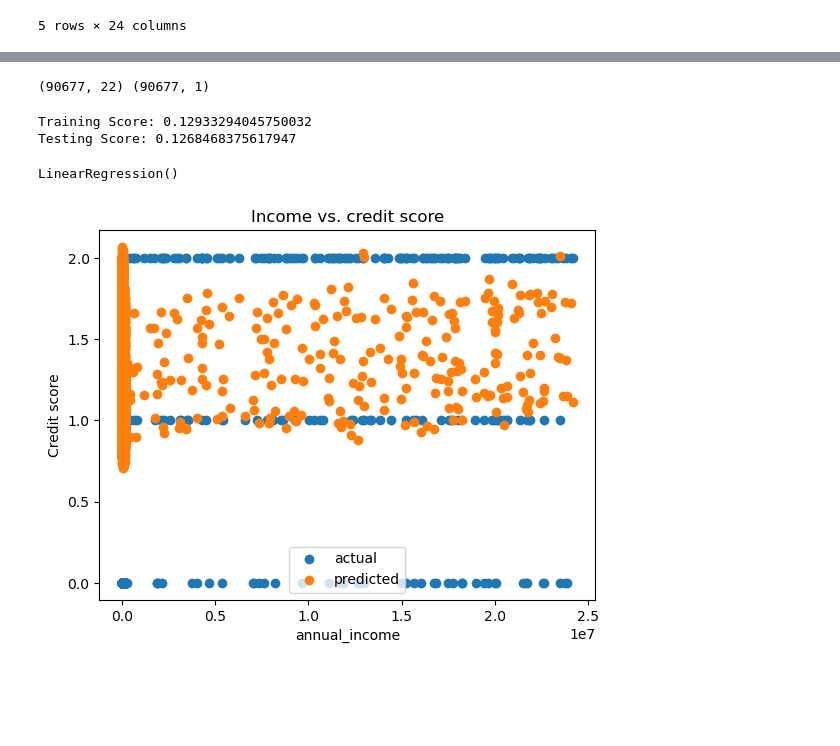
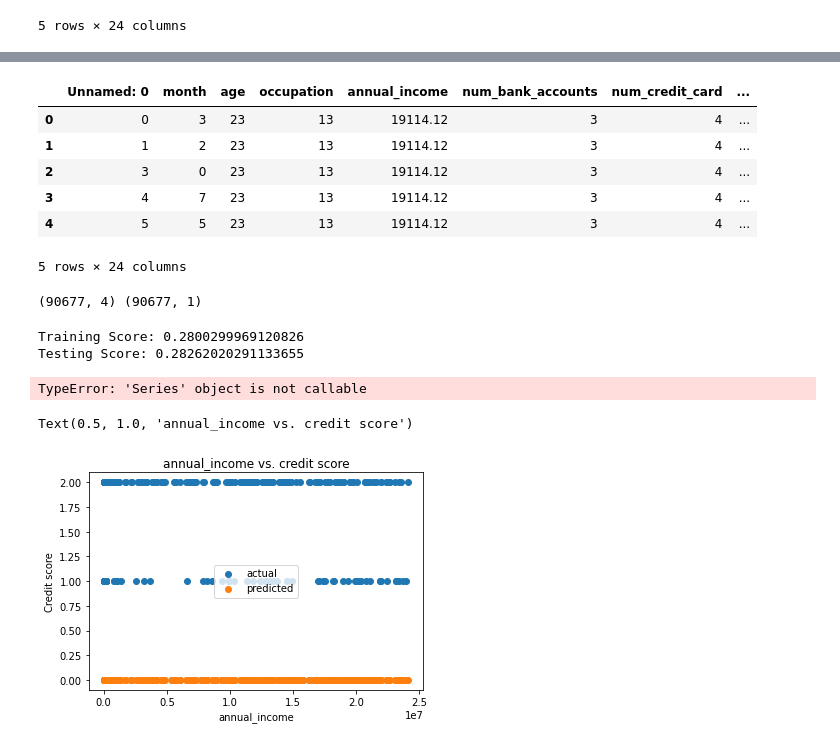
Before and after one commit to woodpecker2100/machine-learning-project, a Jupyter notebook: ML_analysis.ipynb, the cells around one changed output, grey strips where cells are left out. Cells and saved outputs as stored; diff of their text form; code cells hidden in the pictures; blank space fills up the shorter version.

```diff
--- a/ML_analysis.ipynb
+++ b/ML_analysis.ipynb
@@ -44,19 +49,31 @@ Name: credit_score, Length: 90677, dtype: bool
+# %%
+credit_data_df.head()
+# %% [output]
+|  | Unnamed: 0 | month | age | occupation | annual_income | num_bank_accounts | num_credit_card | ... |
+| 0 | 0 | 3 | 23 | 13 | 19114.12 | 3 | 4 | ... |
+| 1 | 1 | 2 | 23 | 13 | 19114.12 | 3 | 4 | ... |
+| 2 | 3 | 0 | 23 | 13 | 19114.12 | 3 | 4 | ... |
+| 3 | 4 | 7 | 23 | 13 | 19114.12 | 3 | 4 | ... |
+| 4 | 5 | 5 | 23 | 13 | 19114.12 | 3 | 4 | ... |
+5 rows × 24 columns
 # %%
 # assign data to x and y
-
-X_df=credit_data_df.drop(columns=["credit_score","changed_credit_limit"])
-X = X_df
 
 # X = credit_data_df[["month","age","occupation","annual_income","num_bank_accounts","num_credit_card","interest_rate",
 # "num_of_loan","type_of_loan","delay_from_due_date","num_of_delayed_payment","outstanding_debt","credit_utilization_ratio",
 # ,"total_emi_per_month","amount_invested_monthly","monthly_balance"]]
 
+X = credit_data_df[["annual_income","type_of_loan","outstanding_debt","credit_utilization_ratio"]]
+
 # changed_credit_limit breaks the model
+
+# X=credit_data_df.drop(columns=["credit_score","changed_credit_limit"])
+# later on re-implement changed_credit_limit
 
 y = credit_data_df["credit_score"].values.reshape(-1,1)
 print(X.shape, y.shape)
 # %% [output]
-(90677, 22) (90677, 1)
+(90677, 4) (90677, 1)
 # %%
 # create training and testing data
 from sklearn.model_selection import train_test_split
@@ -64,16 +82,29 @@ X_train, X_test, y_train, y_test = train_test_split(X,y,test_size = 0.25,random_
 # %%
 # create model using linear regression
-from sklearn.linear_model import LinearRegression
-model = LinearRegression()
+from sklearn.linear_model import LogisticRegression
+model = LogisticRegression(C=100)
+# %%
+# Create a StandardScater model and fit to the training data
+from sklearn.preprocessing import StandardScaler
+from sklearn.preprocessing import RobustScaler
+
+X_scaler = RobustScaler().fit(X_train)
+y_scaler = RobustScaler().fit(y_train)
+
+# Use the X_scaler/y_scaler to transform
+X_train_scaled = X_scaler.transform(X_train)
+X_test_scaled = X_scaler.transform(X_test)
+y_train_scaled = y_scaler.transform(y_train)
+y_test_scaled = y_scaler.transform(y_test)
 # %%
 #fit the model to the training data & calculate training and testing data scores
+model.fit(X_train, y_train)
 
-model.fit(X_train, y_train)
-training_score = model.score(X_train, y_train)
-testing_score = model.score(X_test, y_test)
+training_score = model.score(X_train_scaled, y_train_scaled)
+testing_score = model.score(X_test_scaled, y_test_scaled)
 
 print(f"Training Score: {training_score}")
 print(f"Testing Score: {testing_score}")
 # %% [output]
-Training Score: 0.12933294045750032
-Testing Score: 0.1268468375617947
+Training Score: 0.2800299969120826
+Testing Score: 0.28262020291133655
@@ -92,24 +111,29 @@ y_test_scaled = y_scaler.transform(y_test)
 # %%
-from sklearn.linear_model import LinearRegression
-model = LinearRegression()
-model.fit(X_train_scaled, y_train_scaled)
+# from sklearn.linear_model import LinearRegression
+# model = LinearRegression()
+# model.fit(X_train_scaled, y_train_scaled)
-# %% [output]
-LinearRegression()
+# %%
+y_scaler = credit_data_df["credit_score"].values.reshape(-1,1)
+# %%
+X_test.dtypes()
+# %% [output]
+TypeError: 'Series' object is not callable
 # %%
 X2 = X_test["annual_income"]
 
 plt.scatter(X2, y_test, label="actual")
-plt.scatter(X2, y_scaler.inverse_transform(model.predict(X_test_scaled)), label= "predicted")
+plt.scatter(X2, y_scaler[model.predict(X_test_scaled)], label= "predicted")
 
 plt.legend()
 
 plt.xlabel("annual_income")
 plt.ylabel("Credit score")
-plt.title("Income vs. credit score")
+plt.title("annual_income vs. credit score")
 
 # plt.savefig("Resources/IncomeVsCredit_score.png", bbox_inches='tight')
 # %% [output]
+Text(0.5, 1.0, 'annual_income vs. credit score')
-[figure, old version]
+[figure, new version]
 # %%
 X3 = X_test["num_of_loan"]
 
```
Also changed, not shown: parts of 7 cells of this notebook, 2 other files.
